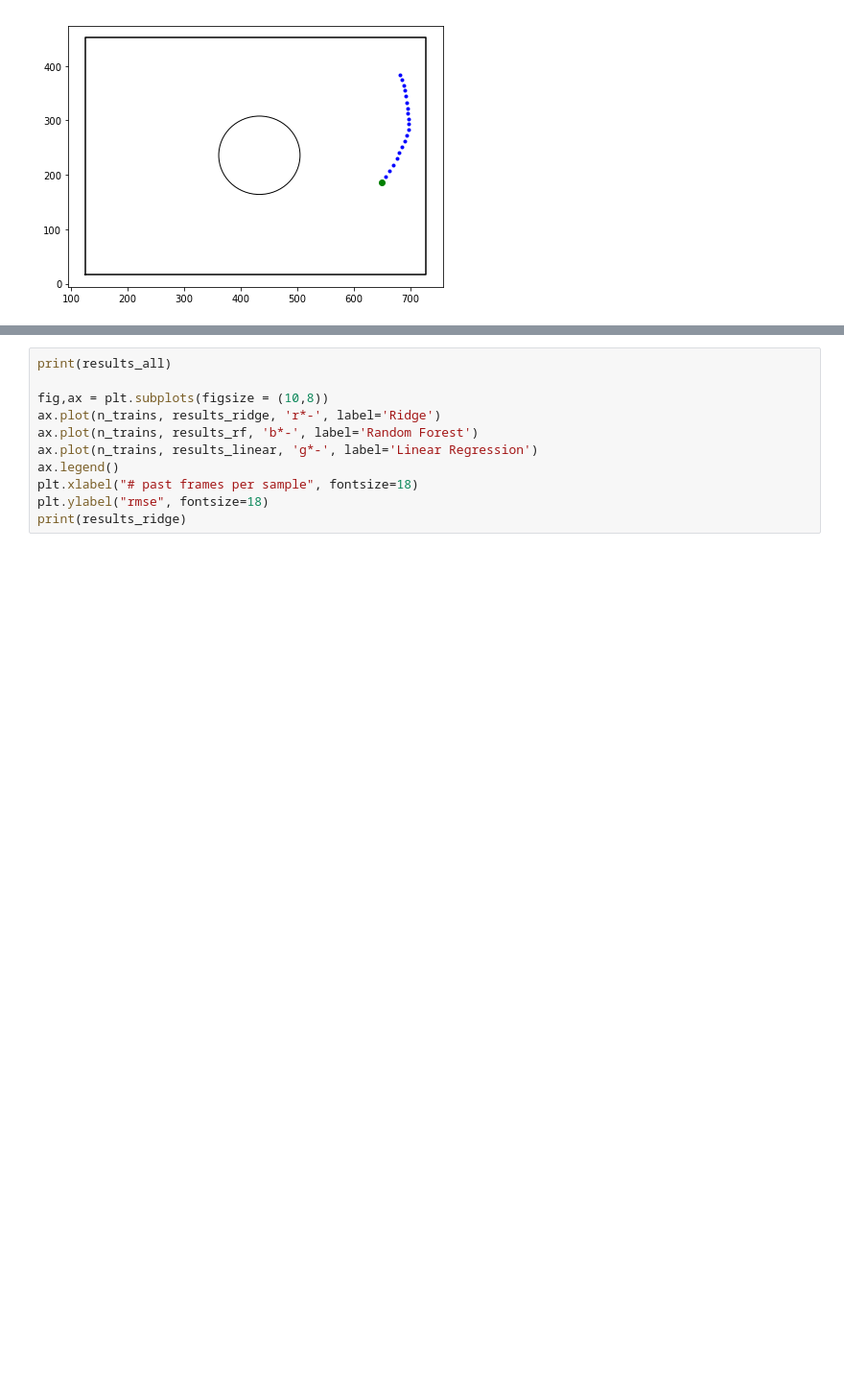
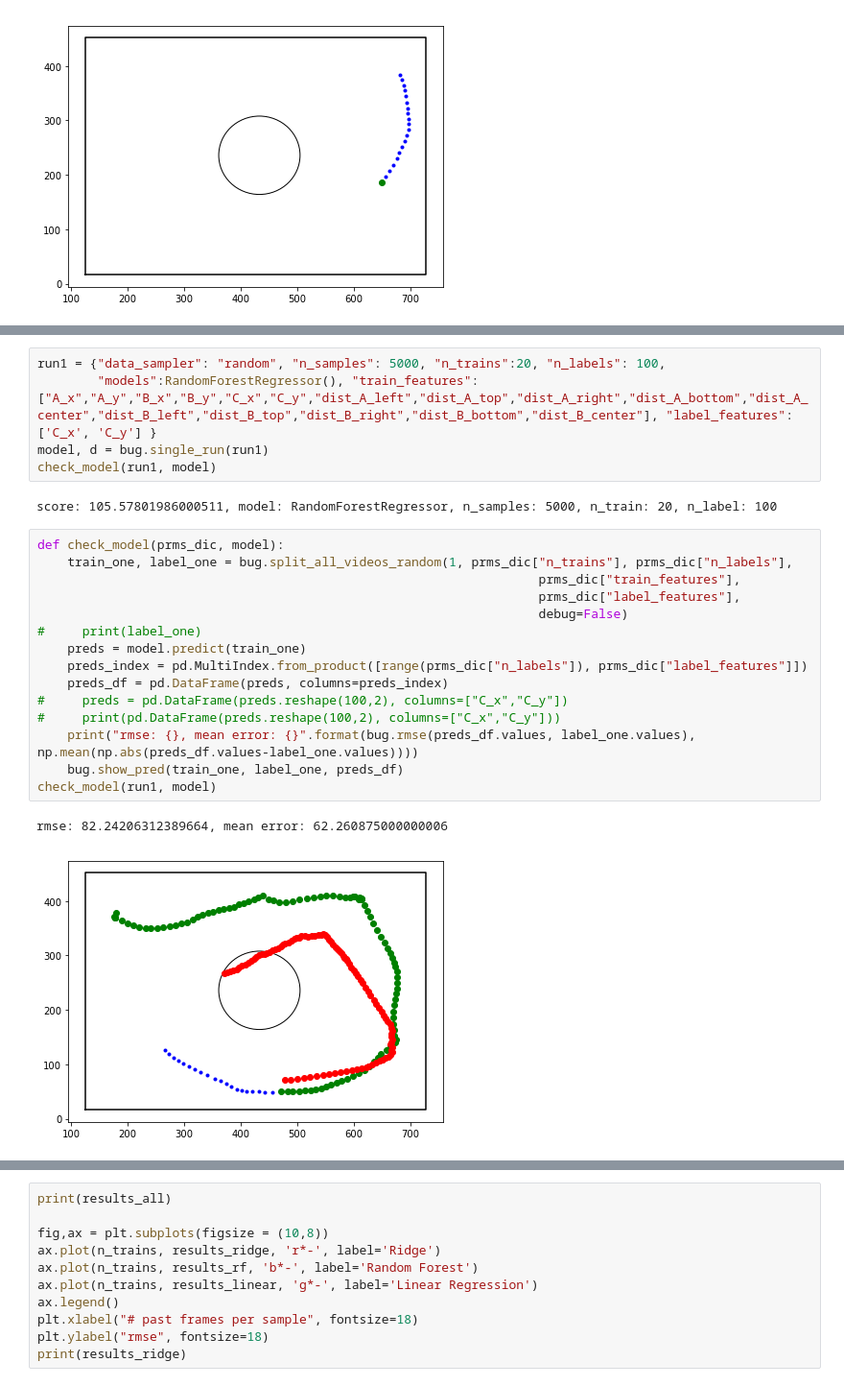
Before and after one commit to klil-machine-learning/bug-prediction, a Jupyter notebook: organize_features.ipynb, the cells around one changed output, grey strips where cells are left out. Shown at 96% size. Drawn from its saved outputs; the diff is of its cells as text; blank space fills up the shorter version.

```diff
--- a/organize_features.ipynb
+++ b/organize_features.ipynb
@@ -86,0 +81,25 @@ a[1,2,1]
+# %%
+run1 = {"data_sampler": "random", "n_samples": 5000, "n_trains":20, "n_labels": 100,
+        "models":RandomForestRegressor(), "train_features": ["A_x","A_y","B_x","B_y","C_x","C_y","dist_A_left","dist_A_top","dist_A_right","dist_A_bottom","dist_A_center","dist_B_left","dist_B_top","dist_B_right","dist_B_bottom","dist_B_center"], "label_features": ['C_x', 'C_y'] }
+model, d = bug.single_run(run1)
+check_model(run1, model)
+# %% [output]
+score: 105.57801986000511, model: RandomForestRegressor, n_samples: 5000, n_train: 20, n_label: 100
+# %%
+def check_model(prms_dic, model):
+    train_one, label_one = bug.split_all_videos_random(1, prms_dic["n_trains"], prms_dic["n_labels"],
+                                                                   prms_dic["train_features"],
+                                                                   prms_dic["label_features"],
+                                                                   debug=False)
+#     print(label_one)
+    preds = model.predict(train_one)
+    preds_index = pd.MultiIndex.from_product([range(prms_dic["n_labels"]), prms_dic["label_features"]])
+    preds_df = pd.DataFrame(preds, columns=preds_index)
+#     preds = pd.DataFrame(preds.reshape(100,2), columns=["C_x","C_y"])
+#     print(pd.DataFrame(preds.reshape(100,2), columns=["C_x","C_y"]))
+    print("rmse: {}, mean error: {}".format(bug.rmse(preds_df.values, label_one.values), np.mean(np.abs(preds_df.values-label_one.values))))
+    bug.show_pred(train_one, label_one, preds_df)
+check_model(run1, model)
+# %% [output]
+rmse: 82.24206312389664, mean error: 62.260875000000006
+[figure, added]
```
Also changed, not shown: parts of 11 cells of this notebook, 2 other files.
